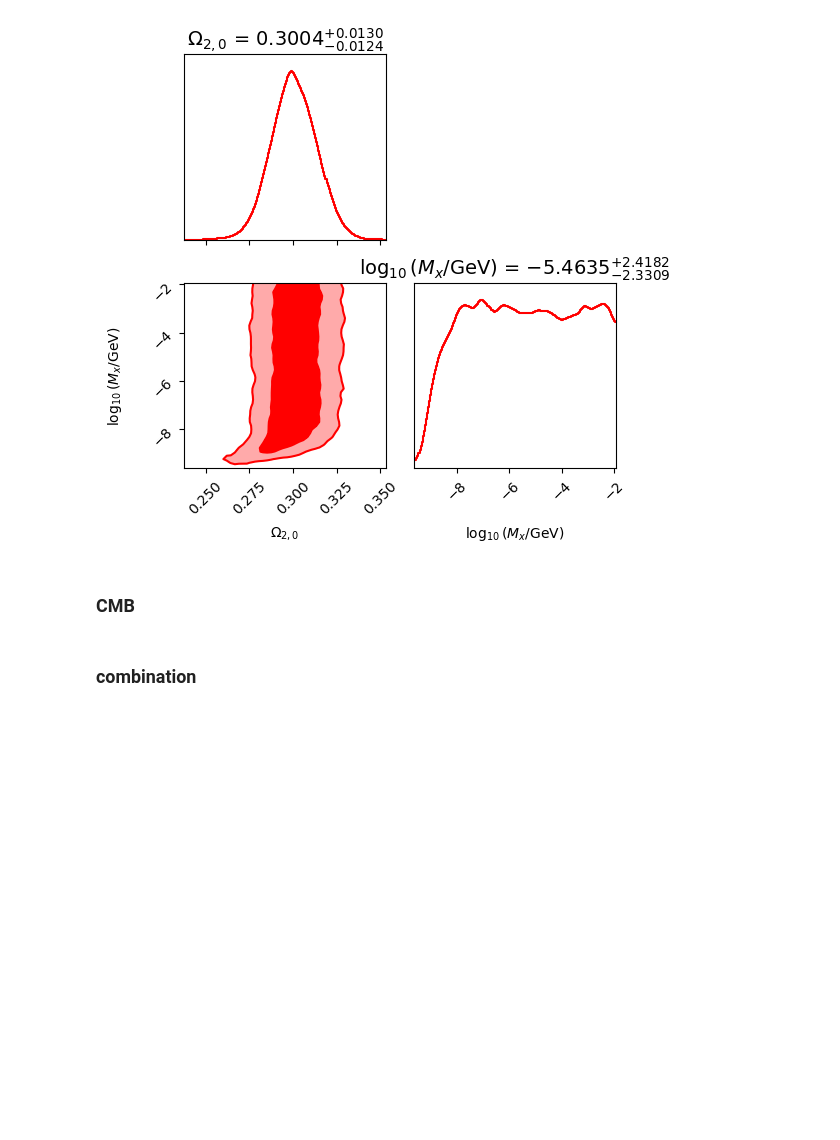
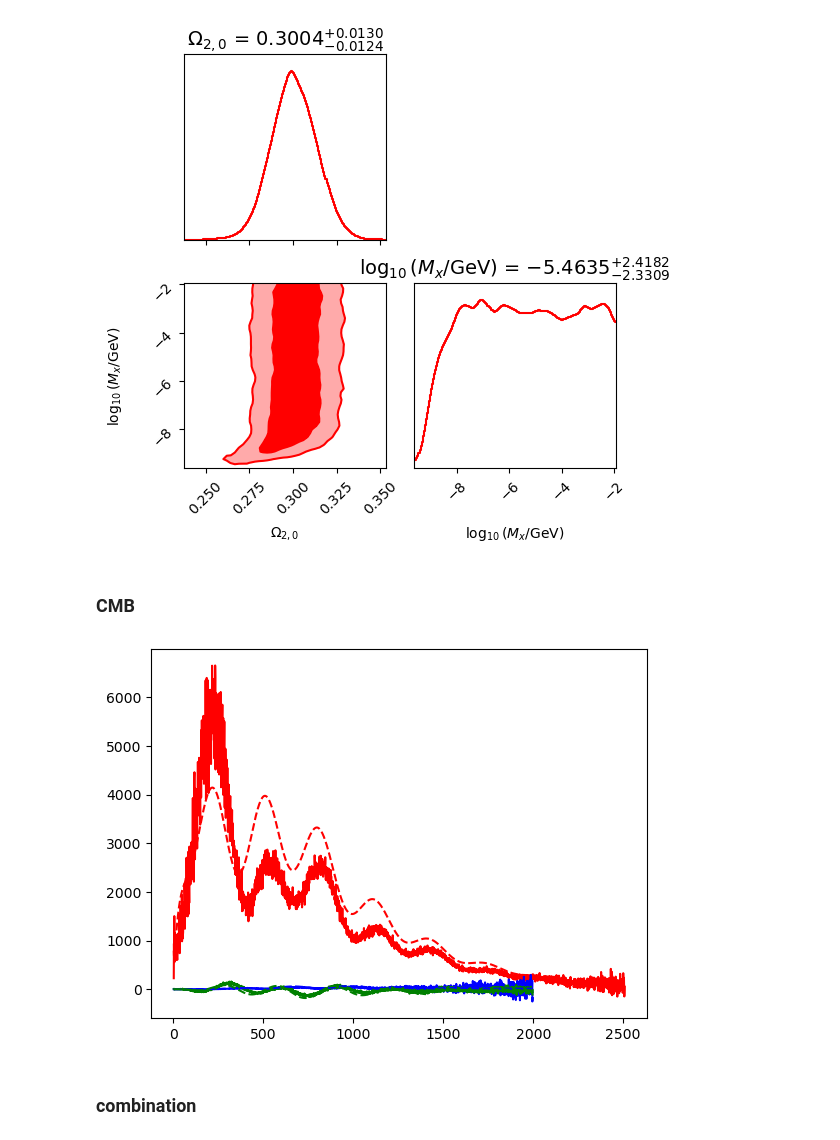
Before and after one commit to kaltsit33/IDM, a Jupyter notebook: all_in_one.ipynb, the cells around one changed output. Saved outputs shown, nothing was run; the diff lists cells and outputs as text; code cells hidden in the pictures; blank space fills up the shorter version.

```diff
--- a/all_in_one.ipynb
+++ b/all_in_one.ipynb
@@ -132,3 +132,8 @@ The PostScript backend does not support transparency; partially transparent arti
 [figure]
 # %% [markdown]
 ### CMB
+# %%
+from CMB.test import main
+main()
+# %% [output]
+[figure, added]
```
Also changed, not shown: parts of 2 cells of this notebook, 29 other files.
